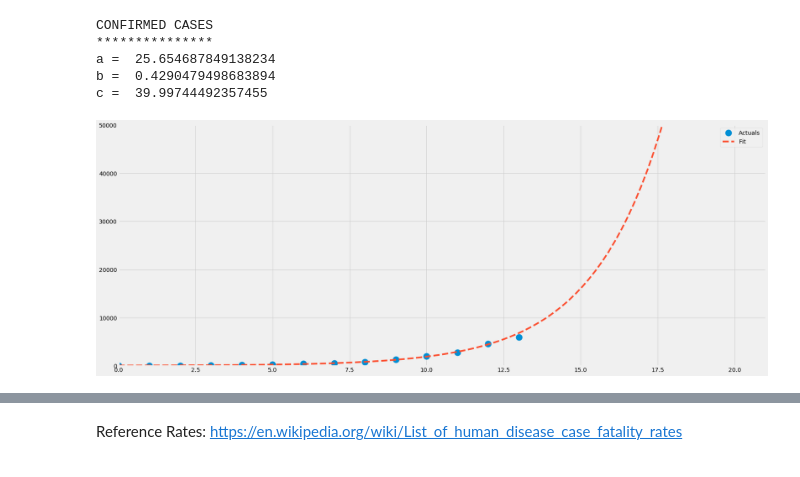
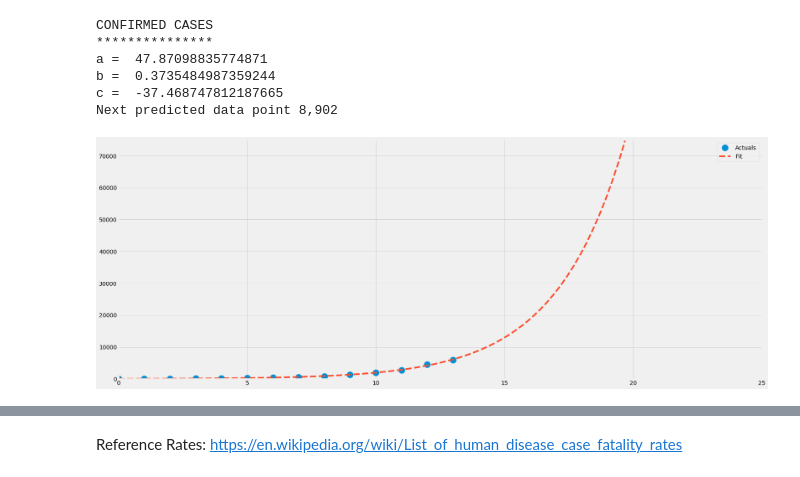
Before and after one commit to smtexas99/ncov19, a Jupyter notebook: ncov2019.ipynb, the cells around one changed output, grey strips where cells are left out. Cells and saved outputs as stored; diff of their text form; code cells hidden in the pictures.

```diff
--- a/ncov2019.ipynb
+++ b/ncov2019.ipynb
@@ -87,11 +95,12 @@ def exponential_fit(x, a, b, c):
 def linear_fit(x, m, c):
     return (m*x) + c
 # %%
-def proj(dat, no, d=50000):
+def proj(dat, no, d=75000):
     n=no
     data = dat
     y=np.array(dat)
     x=np.array(dat.index)
+
     #Fit Data
     #Dropped the last data point in the fit, and used it as a test for the fit
     fitting_parameters, covariance = curve_fit(exponential_fit, x[:n], y[:n])
@@ -99,9 +108,12 @@ def proj(dat, no, d=50000):
     print('a = ',a)
     print('b = ',b)
     print('c = ',c)
+
+    print('Next predicted data point {:,.0f}'.format(exponential_fit(n, a, b, c)))
+
     #Plot Curve Fit with Data
     x_min = 0
-    x_max = 21
+    x_max = 25
     y_min = 0
     y_max = d
     x_fit = np.linspace(x_min, x_max, 100)
@@ -113,19 +125,20 @@ def proj(dat, no, d=50000):
     plt.show()
 # %%
 # test_data = 1
-points = 1
+points = 0
 length = df_cc.count()
 n = length - points
 print('CONFIRMED CASES')
 print('***************')
 proj(df_cc,n)
 # %% [output]
 CONFIRMED CASES
 ***************
-a =  25.654687849138234
-b =  0.4290479498683894
-c =  39.99744492357455
+a =  47.87098835774871
+b =  0.3735484987359244
+c =  -37.468747812187665
+Next predicted data point 8,902
-[figure, old version]
+[figure, new version]
 # %%
 df_cco = df['Cases Confirm Outside China']
 print('CONFIRMED CASES outside Mainland China')
```
Also changed, not shown: parts of 13 cells of this notebook.
